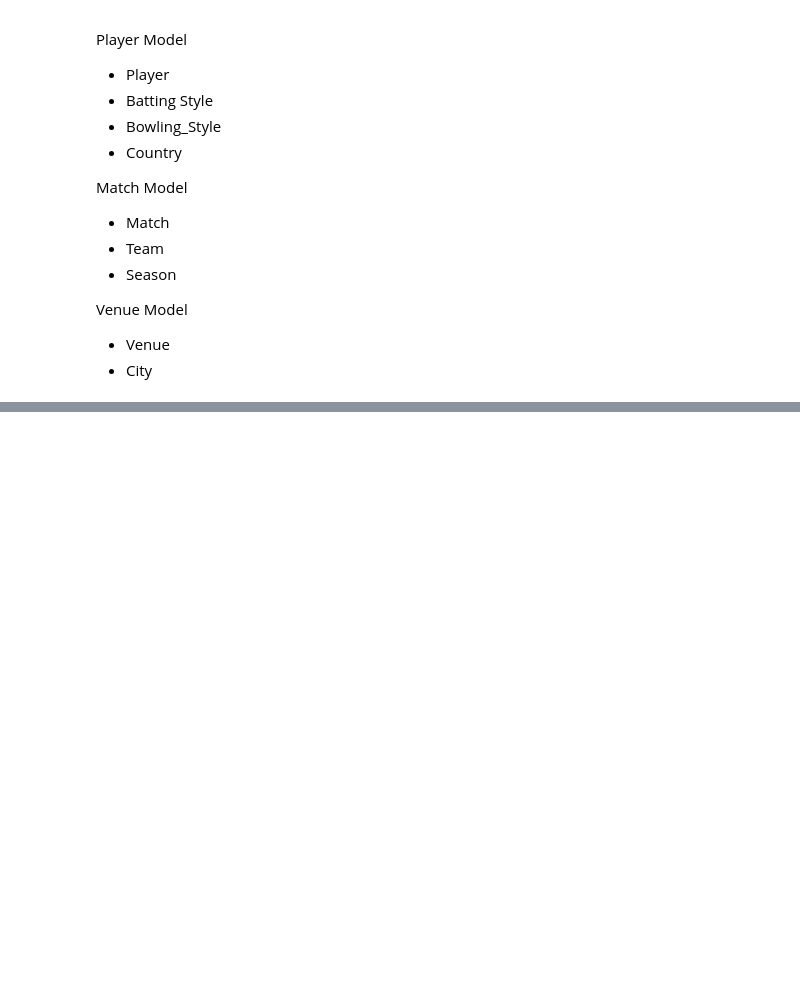
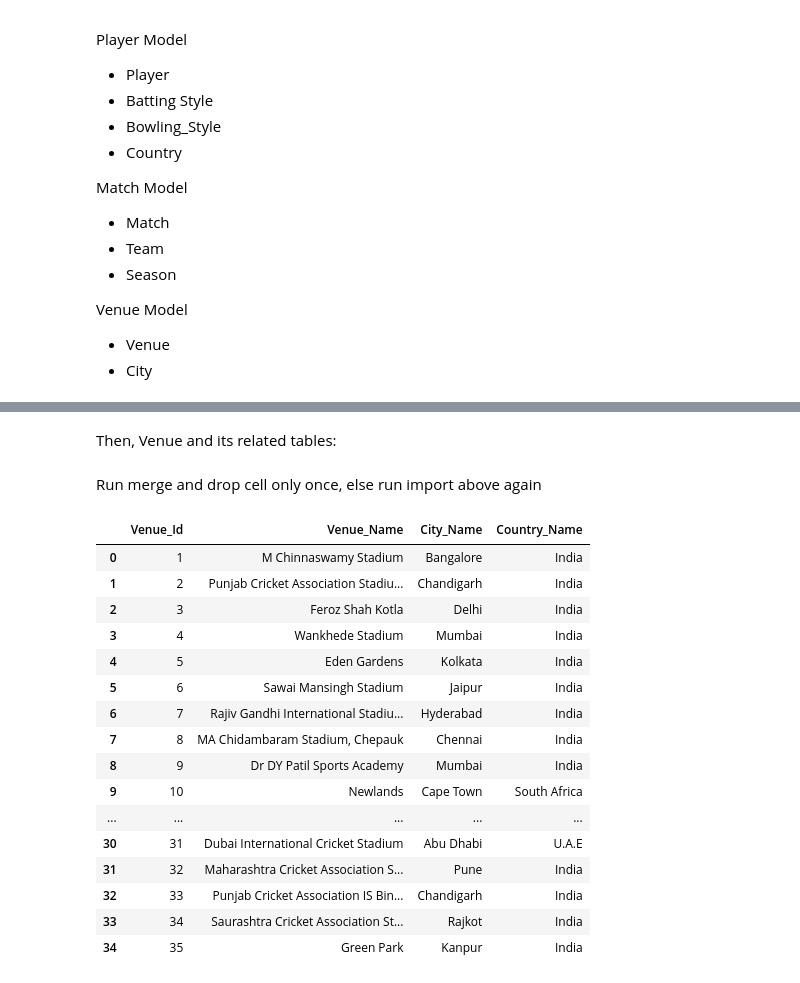
Before and after one commit to wanderingAviator/DataLakeProject, a Jupyter notebook: archive_2.ipynb, the cells around one changed output, grey strips where cells are left out. Drawn from its saved outputs; the diff is of its cells as text; code cells hidden in the pictures; blank space fills up the shorter version.

```diff
--- a/archive_2.ipynb
+++ b/archive_2.ipynb
@@ -97,0 +133,29 @@ Match
+# %% [markdown]
+Then, Venue and its related tables:
+# %% [markdown]
+Run merge and drop cell only once, else run import above again
+# %%
+Venue = pd.merge(Venue, City, how="left", on=["City_Id", "City_Id"])
+Venue = Venue.rename(columns={'Country_id': 'Country_Id'})
+Venue = pd.merge(Venue, Country, how="left", on=["Country_Id", "Country_Id"])
+Venue = Venue.drop(columns=['City_Id', 'Country_Id'])
+# %%
+Venue
+# %% [output]
+|  | Venue_Id | Venue_Name | City_Name | Country_Name |
+| 0 | 1 | M Chinnaswamy Stadium | Bangalore | India |
+| 1 | 2 | Punjab Cricket Association Stadiu... | Chandigarh | India |
+| 2 | 3 | Feroz Shah Kotla | Delhi | India |
+| 3 | 4 | Wankhede Stadium | Mumbai | India |
+| 4 | 5 | Eden Gardens | Kolkata | India |
+| 5 | 6 | Sawai Mansingh Stadium | Jaipur | India |
+| 6 | 7 | Rajiv Gandhi International Stadiu... | Hyderabad | India |
+| 7 | 8 | MA Chidambaram Stadium, Chepauk | Chennai | India |
+| 8 | 9 | Dr DY Patil Sports Academy | Mumbai | India |
+| 9 | 10 | Newlands | Cape Town | South Africa |
+| ... | ... | ... | ... | ... |
+| 30 | 31 | Dubai International Cricket Stadium | Abu Dhabi | U.A.E |
+| 31 | 32 | Maharashtra Cricket Association S... | Pune | India |
+| 32 | 33 | Punjab Cricket Association IS Bin... | Chandigarh | India |
+| 33 | 34 | Saurashtra Cricket Association St... | Rajkot | India |
+| 34 | 35 | Green Park | Kanpur | India |
```
Also changed, not shown: parts of 25 cells of this notebook.
